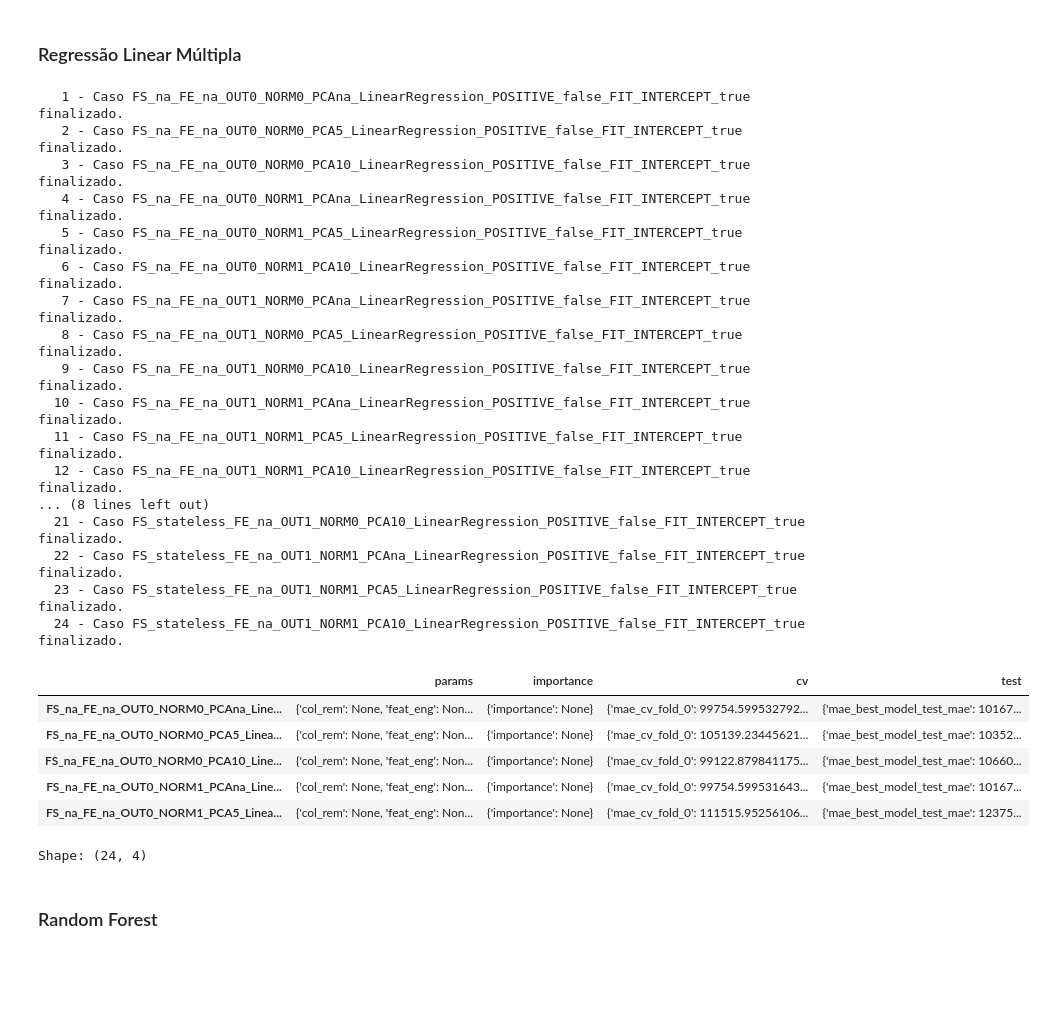
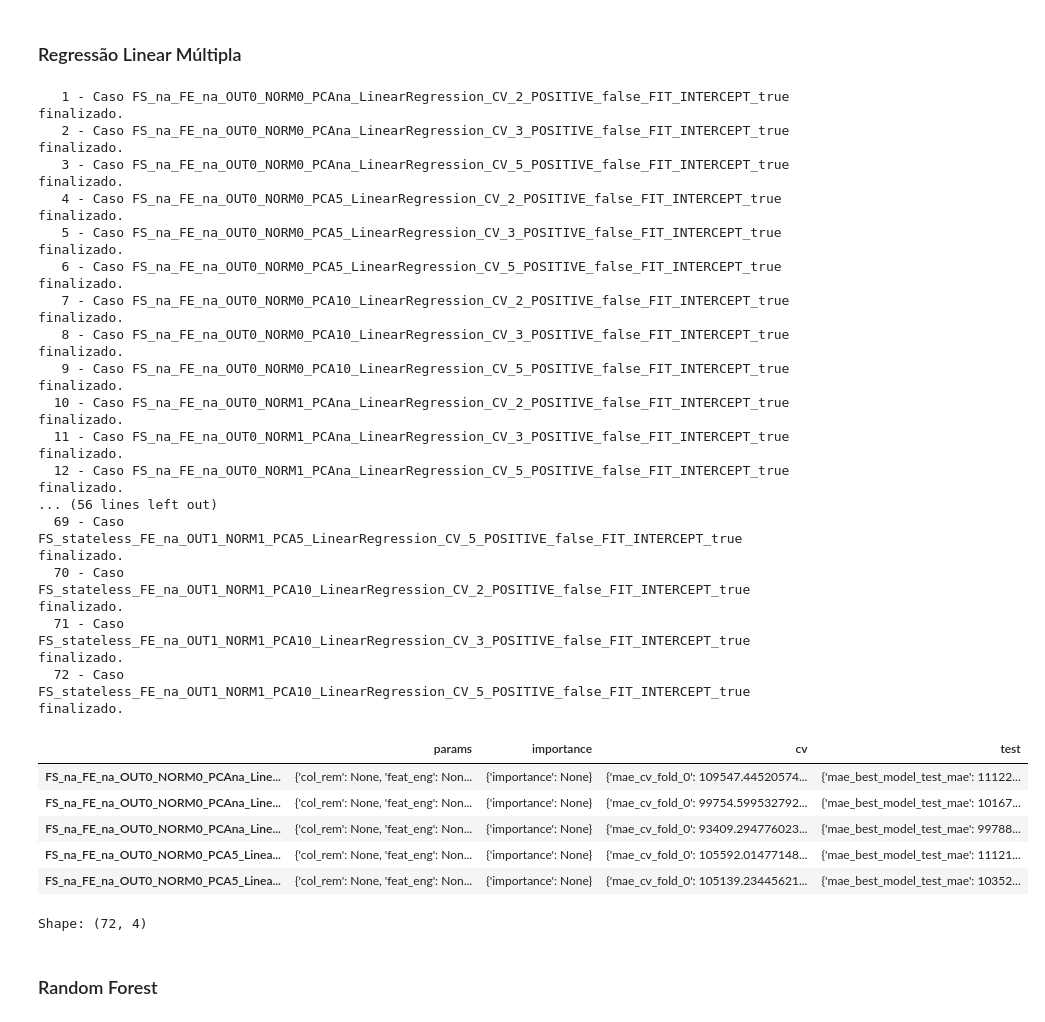
Before and after one commit to SirSirocco/DataScience_2025_1, a Jupyter notebook: experiment_plan.ipynb, the cells around one changed output. Cells and saved outputs as stored; diff of their text form; code cells hidden in the pictures; blank space fills up the shorter version.

Commit message:
28/06/2025 23:34 - Tudo pronto para paralelização.

```diff
--- a/experiment_plan.ipynb
+++ b/experiment_plan.ipynb
@@ -485,7 +485,6 @@ def get_model_cases(model: BaseEstimator,
 
     # Percorre cenários de pré-processamento
     for base_key, pre_proc_params in pre_processing_cases.items():
-        count += 1
         try:
             # Inicio da nova chave formado pela chave do pré-processamento e nome do modelo
             base_key = key_build([base_key, model_name])
@@ -497,6 +496,7 @@ def get_model_cases(model: BaseEstimator,
 
             # Gera cenários com base no número de folds e nos parâmetros do modelo
             for model_params, fold_num in product(dict_combine(params), folds):
+                count += 1
                 # dict_best_models = dict() # Armazena melhores modelos por métrica
                 dict_scores_cross_val = dict() # Armazena pontuações médias da V.C. por métrica
                 dict_scores_test = dict() # Armazena pontuações do teste por métrica
@@ -504,7 +504,8 @@ def get_model_cases(model: BaseEstimator,
 
                 # Gera nova chave
                 key_model_params = key_build_from_params(model_params)
-                key_new = key_build([base_key, key_model_params])
+                key_cv = key_build([_CROSS_VAL.upper(), str(fold_num)])
+                key_new = key_build([base_key, key_cv, key_model_params])
 
                 model_case = clone(model)
                 model_case.set_params(**model_params)
@@ -600,6 +601,17 @@ def dict_serialize(dictionary: dict, path: str) -> None:
                  Deve terminar com a extensão '.pkl' (ex: 'dict_cases.pkl').
     """
     joblib.dump(dictionary, path)
+
+def generate_csv(dict_cases: dict, path: str) -> None:
+    FLATTEN = [_PARAMS, _CROSS_VAL, _TEST, _IMPORTANCE] # Campos a serem passados para o primeiro nível
+    KEY_NAME = "case" # Nome do campo que armazenará o identificador dos casos
+
+    """
+    Achata campos que são dicionários, deixando todas as informações no primeiro
+    nível. Em seguida, transforma em um DataFrame.
+    """
+    df_final = dict_to_flat_df(dict_cases, FLATTEN, KEY_NAME)
+    df_final.to_csv(path)
 
 def generate_sheet(dict_cases: dict, sheet_name: str, path: str) -> None:
     """
@@ -694,7 +706,7 @@ dict_df_cases = dict() # Armazena DataFrames de casos
 RANDOM_STATE = 42
 TARGET = "que_area_queimada"
 CONFIG = {
-    "folds": [3],
+    "folds": [2, 3, 5],
     "metrics": [_MAE, _MSE, _R2],
     "test_size": 0.30,
     "random_state": RANDOM_STATE
@@ -738,45 +753,49 @@ Shape: (24, 3)
 # %%
 # Parâmetros auxiliares (mude se desejar)
 MLR_PARAMS = {
     "positive":         [False],
     "fit_intercept":    [True]
 }
 
 dict_cases[MLR] = get_model_cases(
     model=LinearRegression(),
     params=MLR_PARAMS,
     pre_processing_cases=dict_cases[PRE],
     **CONFIG,
 )
 dict_df_cases[MLR] = pd.DataFrame(data=dict_cases[MLR]).T
 
 df_show_head(dict_df_cases[MLR])
-generate_sheet(dict_cases[MLR], MLR, f"{PATH_OUT}/{MLR}.xlsx")
+
+# Salva arquivos
+path = f"{PATH_OUT}/{MLR}/{MLR}"
+generate_csv(dict_cases[MLR], f"{path}.csv")
+generate_sheet(dict_cases[MLR], MLR, f"{path}.xlsx")
 # %% [output]
-   1 - Caso FS_na_FE_na_OUT0_NORM0_PCAna_LinearRegression_POSITIVE_false_FIT_INTERCEPT_true finalizado.
-   2 - Caso FS_na_FE_na_OUT0_NORM0_PCA5_LinearRegression_POSITIVE_false_FIT_INTERCEPT_true finalizado.
-   3 - Caso FS_na_FE_na_OUT0_NORM0_PCA10_LinearRegression_POSITIVE_false_FIT_INTERCEPT_true finalizado.
-   4 - Caso FS_na_FE_na_OUT0_NORM1_PCAna_LinearRegression_POSITIVE_false_FIT_INTERCEPT_true finalizado.
-   5 - Caso FS_na_FE_na_OUT0_NORM1_PCA5_LinearRegression_POSITIVE_false_FIT_INTERCEPT_true finalizado.
-   6 - Caso FS_na_FE_na_OUT0_NORM1_PCA10_LinearRegression_POSITIVE_false_FIT_INTERCEPT_true finalizado.
-   7 - Caso FS_na_FE_na_OUT1_NORM0_PCAna_LinearRegression_POSITIVE_false_FIT_INTERCEPT_true finalizado.
-   8 - Caso FS_na_FE_na_OUT1_NORM0_PCA5_LinearRegression_POSITIVE_false_FIT_INTERCEPT_true finalizado.
-   9 - Caso FS_na_FE_na_OUT1_NORM0_PCA10_LinearRegression_POSITIVE_false_FIT_INTERCEPT_true finalizado.
-  10 - Caso FS_na_FE_na_OUT1_NORM1_PCAna_LinearRegression_POSITIVE_false_FIT_INTERCEPT_true finalizado.
-  11 - Caso FS_na_FE_na_OUT1_NORM1_PCA5_LinearRegression_POSITIVE_false_FIT_INTERCEPT_true finalizado.
-  12 - Caso FS_na_FE_na_OUT1_NORM1_PCA10_LinearRegression_POSITIVE_false_FIT_INTERCEPT_true finalizado.
-... (8 lines left out)
-  21 - Caso FS_stateless_FE_na_OUT1_NORM0_PCA10_LinearRegression_POSITIVE_false_FIT_INTERCEPT_true finalizado.
-  22 - Caso FS_stateless_FE_na_OUT1_NORM1_PCAna_LinearRegression_POSITIVE_false_FIT_INTERCEPT_true finalizado.
-  23 - Caso FS_stateless_FE_na_OUT1_NORM1_PCA5_LinearRegression_POSITIVE_false_FIT_INTERCEPT_true finalizado.
-  24 - Caso FS_stateless_FE_na_OUT1_NORM1_PCA10_LinearRegression_POSITIVE_false_FIT_INTERCEPT_true finalizado.
+   1 - Caso FS_na_FE_na_OUT0_NORM0_PCAna_LinearRegression_CV_2_POSITIVE_false_FIT_INTERCEPT_true finalizado.
+   2 - Caso FS_na_FE_na_OUT0_NORM0_PCAna_LinearRegression_CV_3_POSITIVE_false_FIT_INTERCEPT_true finalizado.
+   3 - Caso FS_na_FE_na_OUT0_NORM0_PCAna_LinearRegression_CV_5_POSITIVE_false_FIT_INTERCEPT_true finalizado.
+   4 - Caso FS_na_FE_na_OUT0_NORM0_PCA5_LinearRegression_CV_2_POSITIVE_false_FIT_INTERCEPT_true finalizado.
+   5 - Caso FS_na_FE_na_OUT0_NORM0_PCA5_LinearRegression_CV_3_POSITIVE_false_FIT_INTERCEPT_true finalizado.
+   6 - Caso FS_na_FE_na_OUT0_NORM0_PCA5_LinearRegression_CV_5_POSITIVE_false_FIT_INTERCEPT_true finalizado.
+   7 - Caso FS_na_FE_na_OUT0_NORM0_PCA10_LinearRegression_CV_2_POSITIVE_false_FIT_INTERCEPT_true finalizado.
+   8 - Caso FS_na_FE_na_OUT0_NORM0_PCA10_LinearRegression_CV_3_POSITIVE_false_FIT_INTERCEPT_true finalizado.
+   9 - Caso FS_na_FE_na_OUT0_NORM0_PCA10_LinearRegression_CV_5_POSITIVE_false_FIT_INTERCEPT_true finalizado.
+  10 - Caso FS_na_FE_na_OUT0_NORM1_PCAna_LinearRegression_CV_2_POSITIVE_false_FIT_INTERCEPT_true finalizado.
+  11 - Caso FS_na_FE_na_OUT0_NORM1_PCAna_LinearRegression_CV_3_POSITIVE_false_FIT_INTERCEPT_true finalizado.
+  12 - Caso FS_na_FE_na_OUT0_NORM1_PCAna_LinearRegression_CV_5_POSITIVE_false_FIT_INTERCEPT_true finalizado.
+... (56 lines left out)
+  69 - Caso FS_stateless_FE_na_OUT1_NORM1_PCA5_LinearRegression_CV_5_POSITIVE_false_FIT_INTERCEPT_true finalizado.
+  70 - Caso FS_stateless_FE_na_OUT1_NORM1_PCA10_LinearRegression_CV_2_POSITIVE_false_FIT_INTERCEPT_true finalizado.
+  71 - Caso FS_stateless_FE_na_OUT1_NORM1_PCA10_LinearRegression_CV_3_POSITIVE_false_FIT_INTERCEPT_true finalizado.
+  72 - Caso FS_stateless_FE_na_OUT1_NORM1_PCA10_LinearRegression_CV_5_POSITIVE_false_FIT_INTERCEPT_true finalizado.
 |  | params | importance | cv | test |
+| FS_na_FE_na_OUT0_NORM0_PCAna_Line... | {'col_rem': None, 'feat_eng': Non... | {'importance': None} | {'mae_cv_fold_0': 109547.44520574... | {'mae_best_model_test_mae': 11122... |
 | FS_na_FE_na_OUT0_NORM0_PCAna_Line... | {'col_rem': None, 'feat_eng': Non... | {'importance': None} | {'mae_cv_fold_0': 99754.599532792... | {'mae_best_model_test_mae': 10167... |
+| FS_na_FE_na_OUT0_NORM0_PCAna_Line... | {'col_rem': None, 'feat_eng': Non... | {'importance': None} | {'mae_cv_fold_0': 93409.294776023... | {'mae_best_model_test_mae': 99788... |
+| FS_na_FE_na_OUT0_NORM0_PCA5_Linea... | {'col_rem': None, 'feat_eng': Non... | {'importance': None} | {'mae_cv_fold_0': 105592.01477148... | {'mae_best_model_test_mae': 11121... |
 | FS_na_FE_na_OUT0_NORM0_PCA5_Linea... | {'col_rem': None, 'feat_eng': Non... | {'importance': None} | {'mae_cv_fold_0': 105139.23445621... | {'mae_best_model_test_mae': 10352... |
-| FS_na_FE_na_OUT0_NORM0_PCA10_Line... | {'col_rem': None, 'feat_eng': Non... | {'importance': None} | {'mae_cv_fold_0': 99122.879841175... | {'mae_best_model_test_mae': 10660... |
-| FS_na_FE_na_OUT0_NORM1_PCAna_Line... | {'col_rem': None, 'feat_eng': Non... | {'importance': None} | {'mae_cv_fold_0': 99754.599531643... | {'mae_best_model_test_mae': 10167... |
-| FS_na_FE_na_OUT0_NORM1_PCA5_Linea... | {'col_rem': None, 'feat_eng': Non... | {'importance': None} | {'mae_cv_fold_0': 111515.95256106... | {'mae_best_model_test_mae': 12375... |
-Shape: (24, 4)
+Shape: (72, 4)
 # %% [markdown]
 ### Random Forest
 # %%
```
Also changed, not shown: parts of 3 cells of this notebook.
